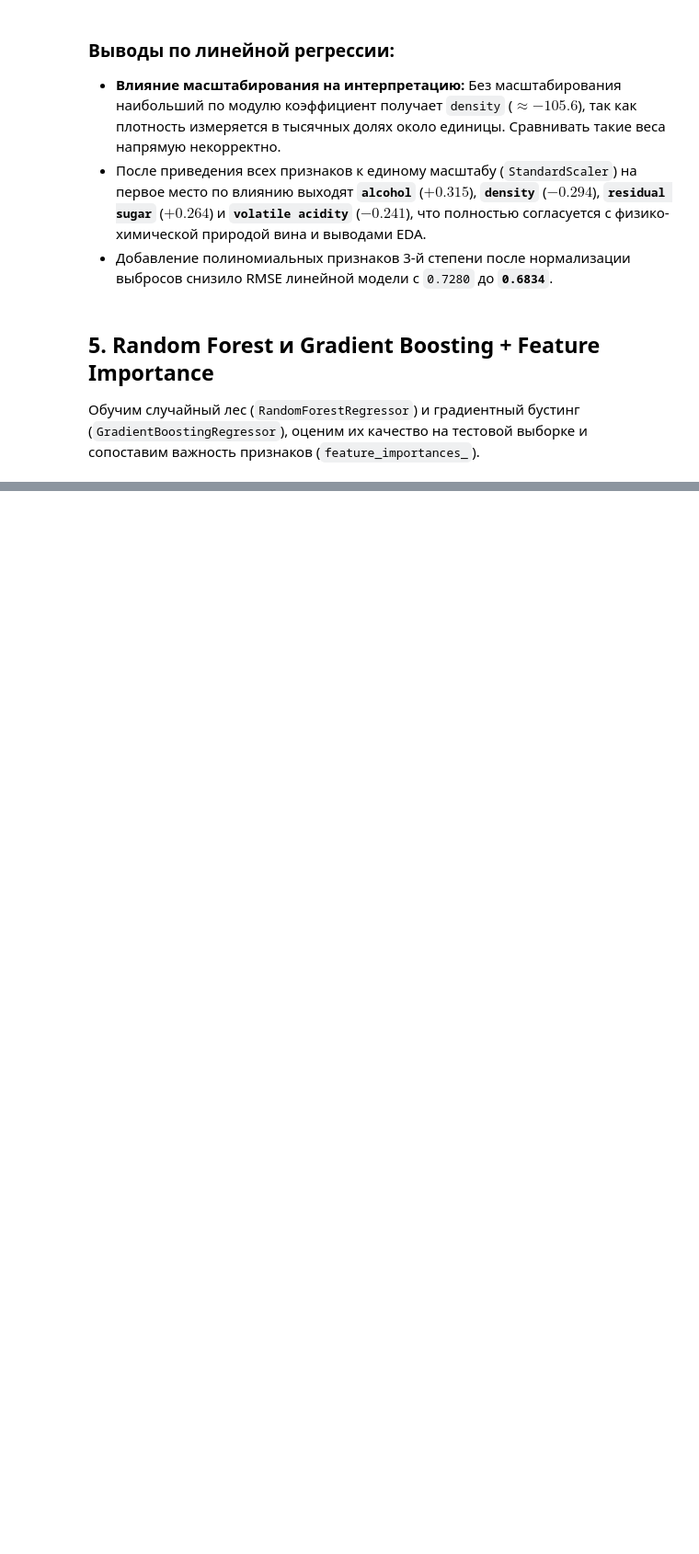
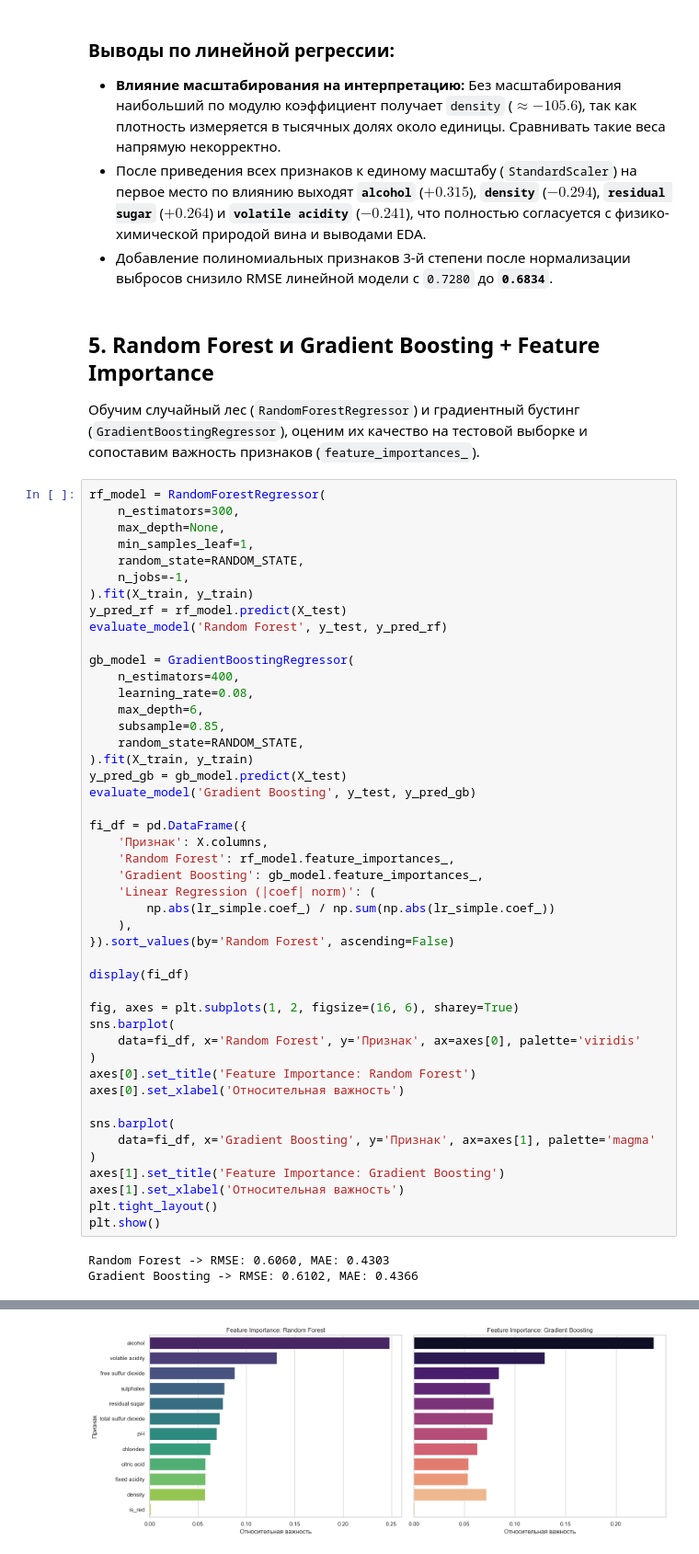
Before and after one commit to lnkfw/ml_course_mai, a Jupyter notebook: regression/lab01.ipynb, the cells around one changed output, grey strips where cells are left out. Shown at 92% size. Drawn from its saved outputs; the diff is of its cells as text; blank space fills up the shorter version.

```diff
--- a/regression/lab01.ipynb
+++ b/regression/lab01.ipynb
@@ -193,3 +244,52 @@ plt.show()
 ## 5. Random Forest и Gradient Boosting + Feature Importance
 
 Обучим случайный лес (`RandomForestRegressor`) и градиентный бустинг (`GradientBoostingRegressor`), оценим их качество на тестовой выборке и сопоставим важность признаков (`feature_importances_`).
+# %%
+rf_model = RandomForestRegressor(
+    n_estimators=300,
+    max_depth=None,
+    min_samples_leaf=1,
+    random_state=RANDOM_STATE,
+    n_jobs=-1,
+).fit(X_train, y_train)
+y_pred_rf = rf_model.predict(X_test)
+evaluate_model('Random Forest', y_test, y_pred_rf)
+
+gb_model = GradientBoostingRegressor(
+    n_estimators=400,
+    learning_rate=0.08,
+    max_depth=6,
+    subsample=0.85,
+    random_state=RANDOM_STATE,
+).fit(X_train, y_train)
+y_pred_gb = gb_model.predict(X_test)
+evaluate_model('Gradient Boosting', y_test, y_pred_gb)
+
+fi_df = pd.DataFrame({
+    'Признак': X.columns,
+    'Random Forest': rf_model.feature_importances_,
+    'Gradient Boosting': gb_model.feature_importances_,
+    'Linear Regression (|coef| norm)': (
+        np.abs(lr_simple.coef_) / np.sum(np.abs(lr_simple.coef_))
+    ),
+}).sort_values(by='Random Forest', ascending=False)
+
+display(fi_df)
+
+fig, axes = plt.subplots(1, 2, figsize=(16, 6), sharey=True)
+sns.barplot(
+    data=fi_df, x='Random Forest', y='Признак', ax=axes[0], palette='viridis'
+)
+axes[0].set_title('Feature Importance: Random Forest')
+axes[0].set_xlabel('Относительная важность')
+
+sns.barplot(
+    data=fi_df, x='Gradient Boosting', y='Признак', ax=axes[1], palette='magma'
+)
+axes[1].set_title('Feature Importance: Gradient Boosting')
+axes[1].set_xlabel('Относительная важность')
+plt.tight_layout()
+plt.show()
+# %% [output]
+Random Forest -> RMSE: 0.6060, MAE: 0.4303
+Gradient Boosting -> RMSE: 0.6102, MAE: 0.4366
@@ -195,0 +309 @@ plt.show()
+[figure, added]
```
Also changed, not shown: parts of 14 cells of this notebook.
